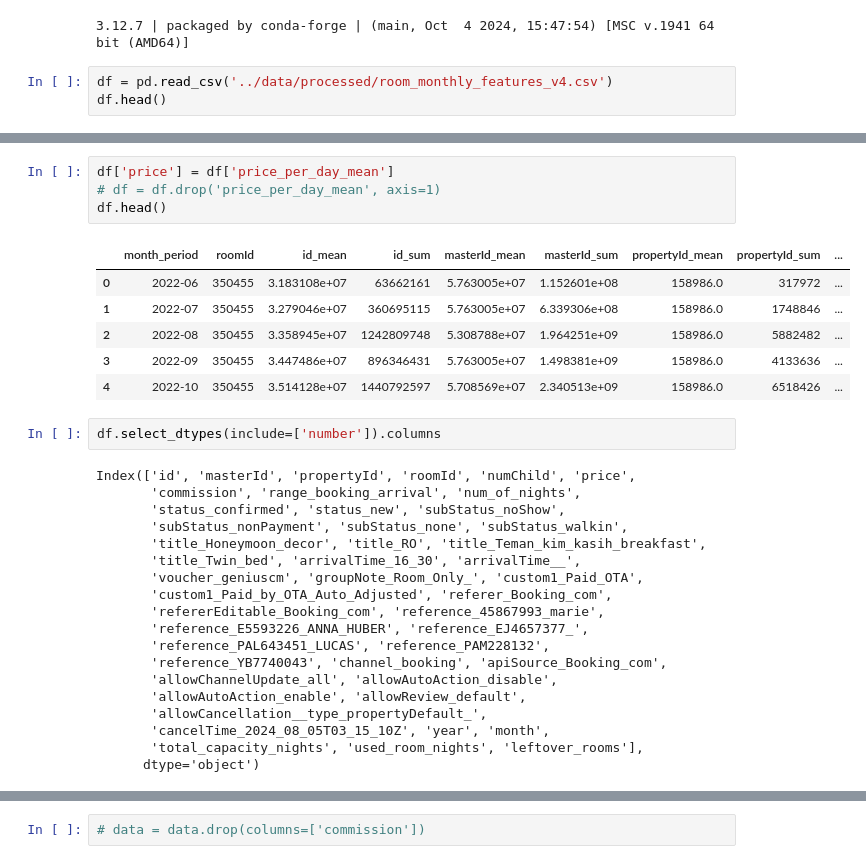
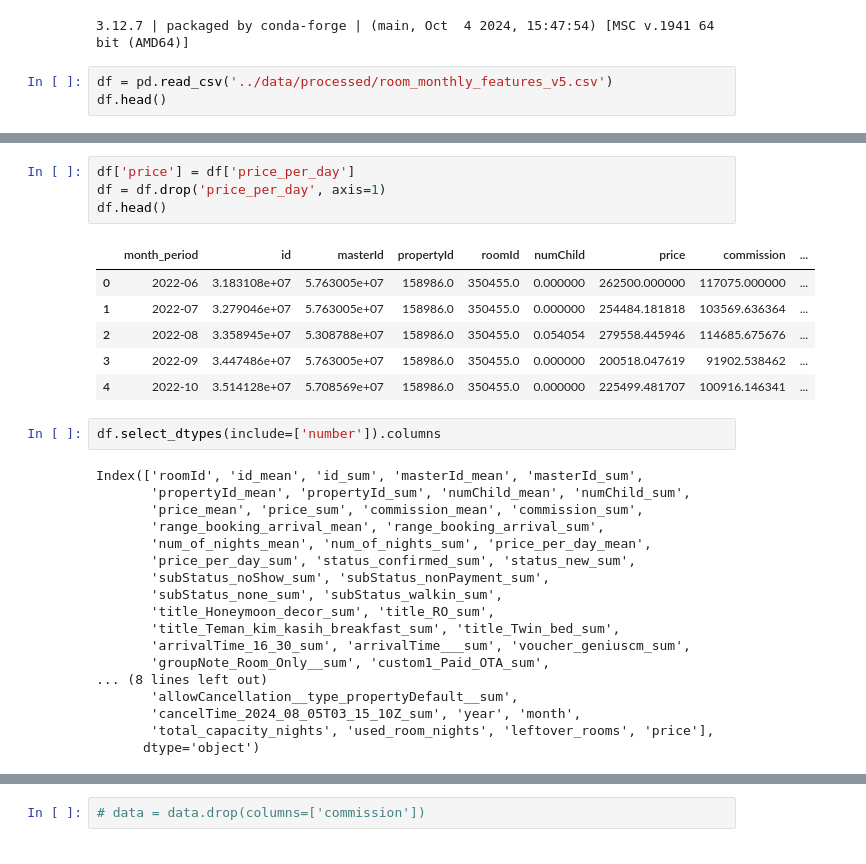
Before and after one commit to notnsas/hotel-demand-forecasting, a Jupyter notebook: notebooks/03_modeling.ipynb, the cells around one changed output, grey strips where cells are left out. Cells and saved outputs as stored; diff of their text form.

```diff
--- a/notebooks/03_modeling.ipynb
+++ b/notebooks/03_modeling.ipynb
@@ -30,5 +30,5 @@ print(sys.version)
 # %% [output]
 3.12.7 | packaged by conda-forge | (main, Oct  4 2024, 15:47:54) [MSC v.1941 64 bit (AMD64)]
 # %%
-df = pd.read_csv('../data/processed/room_monthly_features_v4.csv')
+df = pd.read_csv('../data/processed/room_monthly_features_v5.csv')
 df.head()
@@ -42,33 +35,32 @@ df.head()
 # %%
-df['price'] = df['price_per_day_mean']
-# df = df.drop('price_per_day_mean', axis=1)
+df['price'] = df['price_per_day']
+df = df.drop('price_per_day', axis=1)
 df.head()
 # %% [output]
-|  | month_period | roomId | id_mean | id_sum | masterId_mean | masterId_sum | propertyId_mean | propertyId_sum | ... |
-| 0 | 2022-06 | 350455 | 3.183108e+07 | 63662161 | 5.763005e+07 | 1.152601e+08 | 158986.0 | 317972 | ... |
-| 1 | 2022-07 | 350455 | 3.279046e+07 | 360695115 | 5.763005e+07 | 6.339306e+08 | 158986.0 | 1748846 | ... |
-| 2 | 2022-08 | 350455 | 3.358945e+07 | 1242809748 | 5.308788e+07 | 1.964251e+09 | 158986.0 | 5882482 | ... |
-| 3 | 2022-09 | 350455 | 3.447486e+07 | 896346431 | 5.763005e+07 | 1.498381e+09 | 158986.0 | 4133636 | ... |
-| 4 | 2022-10 | 350455 | 3.514128e+07 | 1440792597 | 5.708569e+07 | 2.340513e+09 | 158986.0 | 6518426 | ... |
+|  | month_period | id | masterId | propertyId | roomId | numChild | price | commission | ... |
+| 0 | 2022-06 | 3.183108e+07 | 5.763005e+07 | 158986.0 | 350455.0 | 0.000000 | 262500.000000 | 117075.000000 | ... |
+| 1 | 2022-07 | 3.279046e+07 | 5.763005e+07 | 158986.0 | 350455.0 | 0.000000 | 254484.181818 | 103569.636364 | ... |
+| 2 | 2022-08 | 3.358945e+07 | 5.308788e+07 | 158986.0 | 350455.0 | 0.054054 | 279558.445946 | 114685.675676 | ... |
+| 3 | 2022-09 | 3.447486e+07 | 5.763005e+07 | 158986.0 | 350455.0 | 0.000000 | 200518.047619 | 91902.538462 | ... |
+| 4 | 2022-10 | 3.514128e+07 | 5.708569e+07 | 158986.0 | 350455.0 | 0.000000 | 225499.481707 | 100916.146341 | ... |
 # %%
 df.select_dtypes(include=['number']).columns
 # %% [output]
-Index(['id', 'masterId', 'propertyId', 'roomId', 'numChild', 'price',
-       'commission', 'range_booking_arrival', 'num_of_nights',
-       'status_confirmed', 'status_new', 'subStatus_noShow',
-       'subStatus_nonPayment', 'subStatus_none', 'subStatus_walkin',
-       'title_Honeymoon_decor', 'title_RO', 'title_Teman_kim_kasih_breakfast',
-       'title_Twin_bed', 'arrivalTime_16_30', 'arrivalTime__',
-       'voucher_geniuscm', 'groupNote_Room_Only_', 'custom1_Paid_OTA',
-       'custom1_Paid_by_OTA_Auto_Adjusted', 'referer_Booking_com',
-       'refererEditable_Booking_com', 'reference_45867993_marie',
-       'reference_E5593226_ANNA_HUBER', 'reference_EJ4657377_',
-       'reference_PAL643451_LUCAS', 'reference_PAM228132',
-       'reference_YB7740043', 'channel_booking', 'apiSource_Booking_com',
-       'allowChannelUpdate_all', 'allowAutoAction_disable',
-       'allowAutoAction_enable', 'allowReview_default',
-       'allowCancellation__type_propertyDefault_',
-       'cancelTime_2024_08_05T03_15_10Z', 'year', 'month',
-       'total_capacity_nights', 'used_room_nights', 'leftover_rooms'],
+Index(['roomId', 'id_mean', 'id_sum', 'masterId_mean', 'masterId_sum',
+       'propertyId_mean', 'propertyId_sum', 'numChild_mean', 'numChild_sum',
+       'price_mean', 'price_sum', 'commission_mean', 'commission_sum',
+       'range_booking_arrival_mean', 'range_booking_arrival_sum',
+       'num_of_nights_mean', 'num_of_nights_sum', 'price_per_day_mean',
+       'price_per_day_sum', 'status_confirmed_sum', 'status_new_sum',
+       'subStatus_noShow_sum', 'subStatus_nonPayment_sum',
+       'subStatus_none_sum', 'subStatus_walkin_sum',
+       'title_Honeymoon_decor_sum', 'title_RO_sum',
+       'title_Teman_kim_kasih_breakfast_sum', 'title_Twin_bed_sum',
+       'arrivalTime_16_30_sum', 'arrivalTime___sum', 'voucher_geniuscm_sum',
+       'groupNote_Room_Only__sum', 'custom1_Paid_OTA_sum',
+... (8 lines left out)
+       'allowCancellation__type_propertyDefault__sum',
+       'cancelTime_2024_08_05T03_15_10Z_sum', 'year', 'month',
+       'total_capacity_nights', 'used_room_nights', 'leftover_rooms', 'price'],
       dtype='object')
 # %%
```
Also changed, not shown: parts of 8 cells of this notebook, 1 other file.
